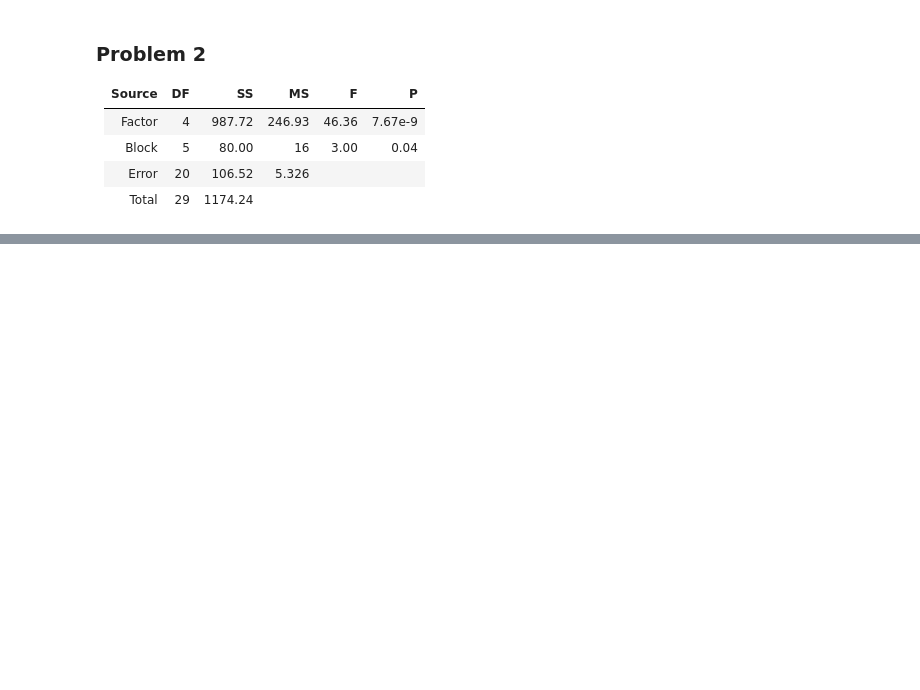
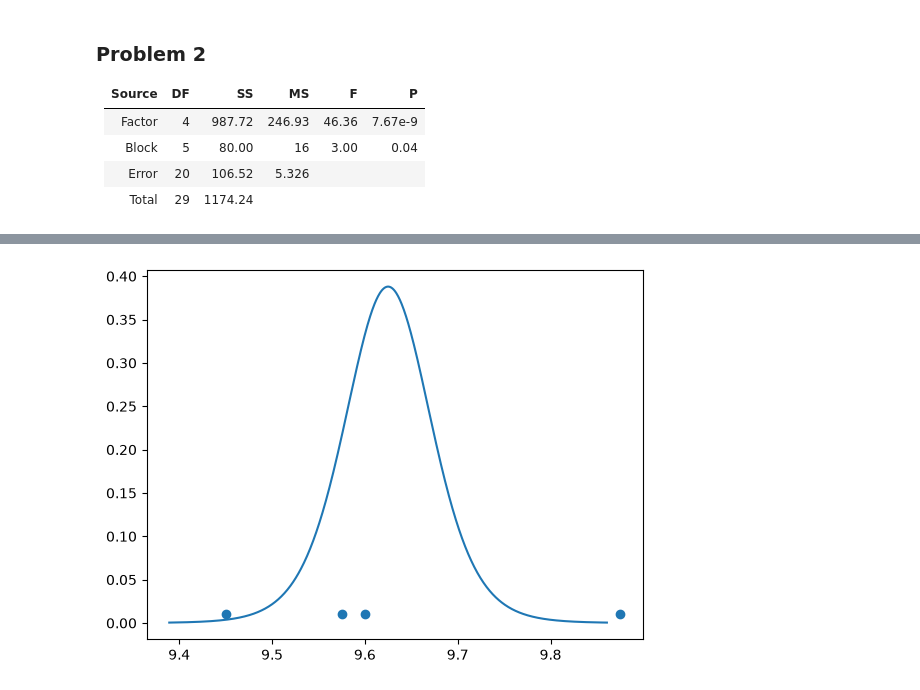
Before and after one commit to Peiguang2024/design-of-experiment, a Jupyter notebook: Montgomery/chapter4.ipynb, the cells around one changed output, grey strips where cells are left out. Drawn from its saved outputs; the diff is of its cells as text; code cells hidden in the pictures; blank space fills up the shorter version.

```diff
--- a/Montgomery/chapter4.ipynb
+++ b/Montgomery/chapter4.ipynb
@@ -157,0 +258,10 @@ stats.f.sf(46.36, dfn = 4, dfd=20), stats.f.sf(3, dfn = 5, dfd=20) # no signific
+# %%
+# test the function with example 4.1 and got the exactly the same results in the book
+df_e01 = pd.DataFrame({
+    't_tip': np.repeat(np.arange(4)+1, 4),
+    'coupon': np.tile(np.arange(4)+1, 4),
+    'result': [9.3,9.4,9.6,10.0,9.4,9.3,9.8,9.9,9.2,9.4,9.5,9.7,9.7,9.6,10.0,10.2]
+
+})
+# %%
+stats_e01, t_ave_e01, df_e01 = rcbd(df_e01, 't_tip', 'coupon', 'result')
@@ -157,0 +320,11 @@ stats.f.sf(46.36, dfn = 4, dfd=20), stats.f.sf(3, dfn = 5, dfd=20) # no signific
+# %%
+# example 4.1
+r_e01 = 5
+x_e01 = np.linspace(-r_e01, r_e01, 1001)
+y_e01 = stats.t.pdf(x_e01, df=stats_e01['degrees_of_freedom_error'])
+
+plt.plot(x_e01*np.sqrt(stats_e01['mean_square_error']/stats_e01['n_blocks']) + t_ave_e01.t_ave.mean(), y_e01)
+plt.scatter(t_ave_e01.t_ave, [0.01]*len(t_ave_e01))
+plt.show()
+# %% [output]
+[figure, added]
```
Also changed, not shown: parts of 40 cells of this notebook, 1 other file.
